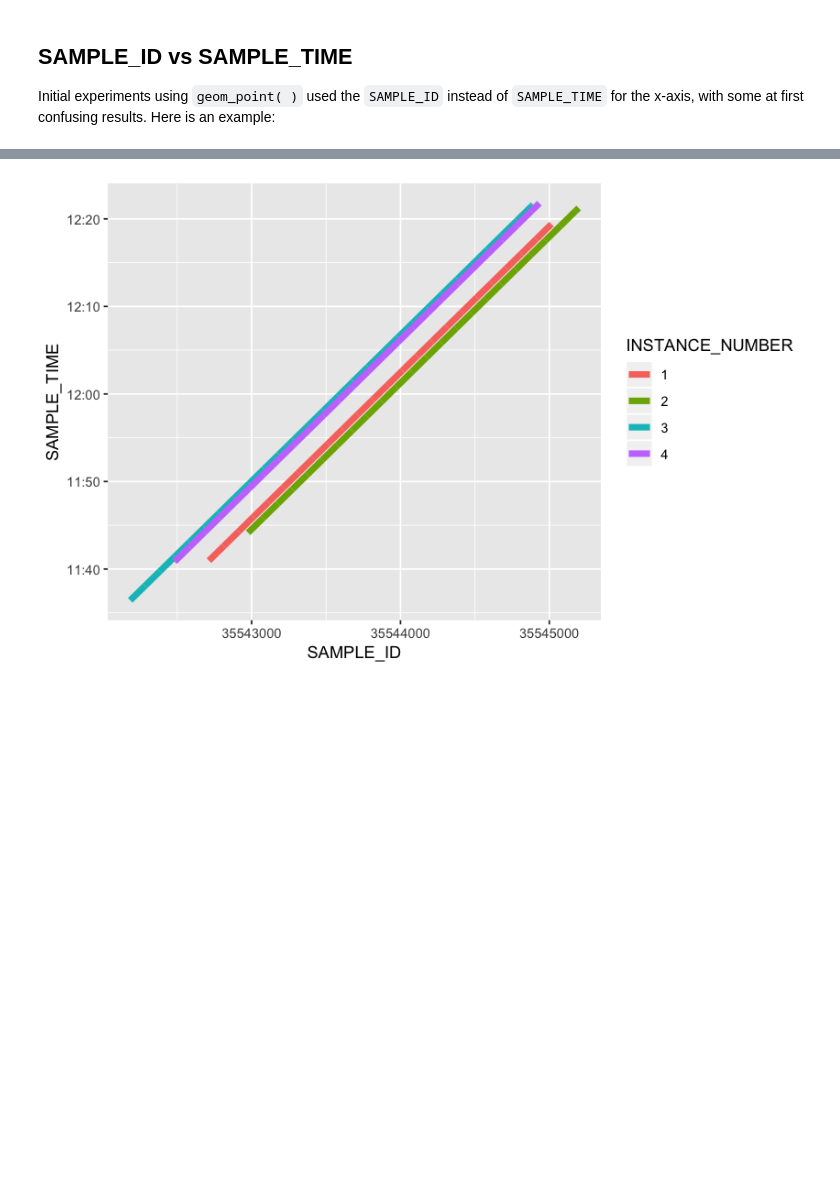
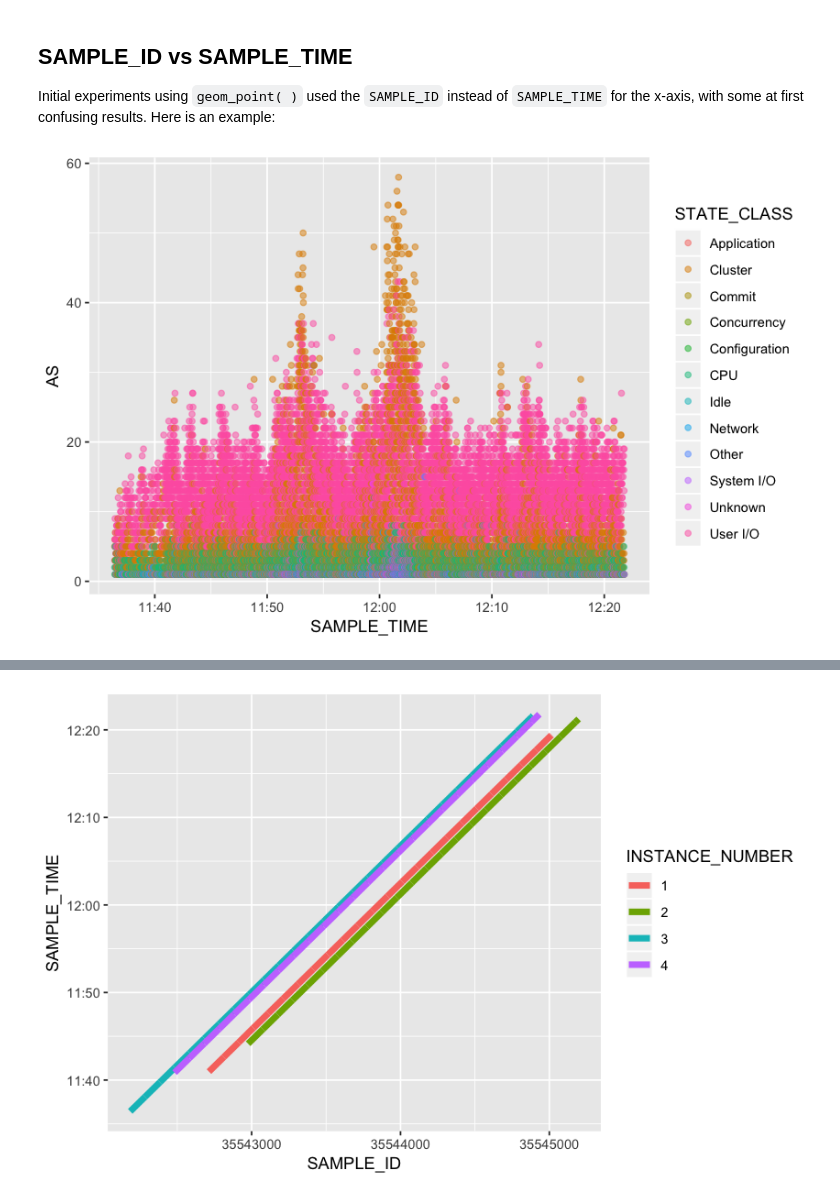
Before and after one commit to jberesni/ASHviz, a Jupyter notebook: Jupyter/stdViz.ipynb, the cells around one changed output, grey strips where cells are left out. Drawn from its saved outputs; the diff is of its cells as text; code cells hidden in the pictures; blank space fills up the shorter version.

```diff
--- a/Jupyter/stdViz.ipynb
+++ b/Jupyter/stdViz.ipynb
@@ -213,4 +212,10 @@ p + geom_area() + scale_fill_manual( values = statecolors )
 # %% [markdown]
 ## SAMPLE_ID vs SAMPLE_TIME
 Initial experiments using `geom_point( )` used the `SAMPLE_ID` instead of `SAMPLE_TIME` for the x-axis, with some at first confusing results. Here is an example:
+# %%
+ggplot(data = ashDF %>% group_by( SAMPLE_TIME, STATE_CLASS ) %>% summarize (AS = n() )
+      ,aes( x = SAMPLE_TIME, y = AS, color = STATE_CLASS)) +
+      geom_point(alpha=.5)
+# %% [output]
+[figure, added]
 # %%
```
Also changed, not shown: parts of 9 cells of this notebook.
